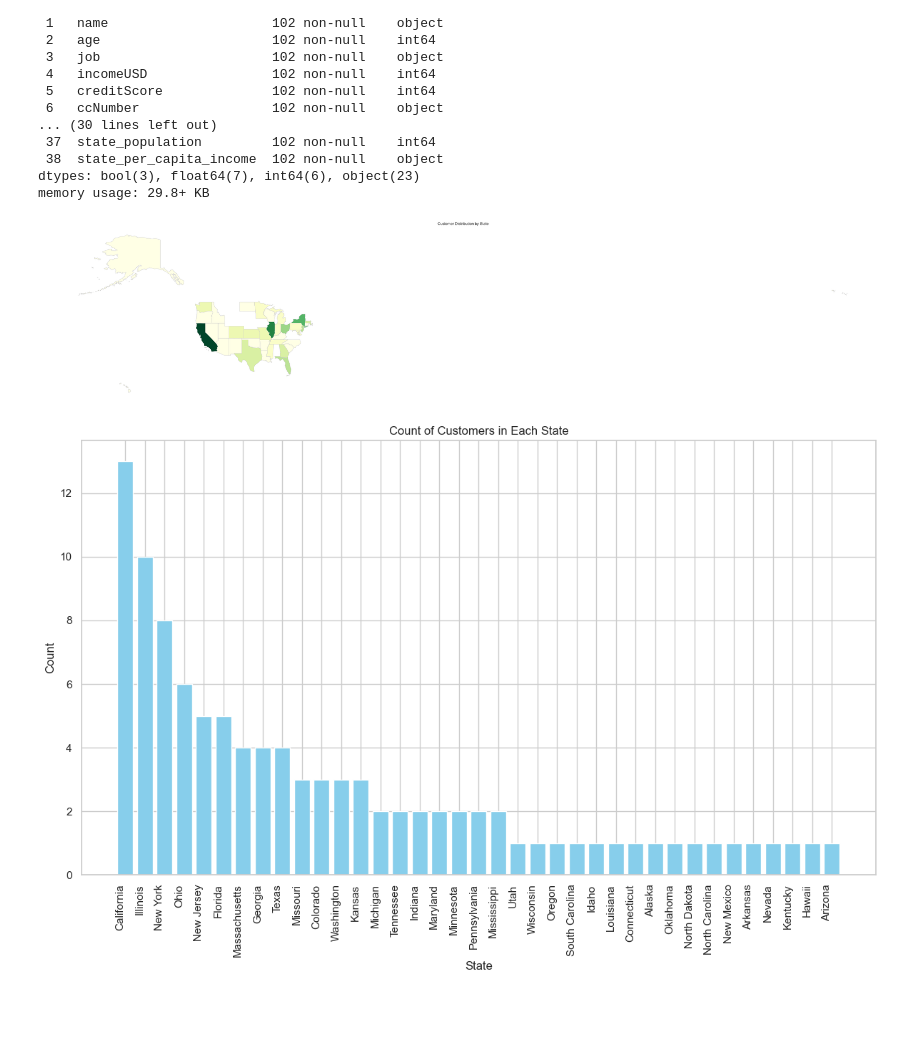
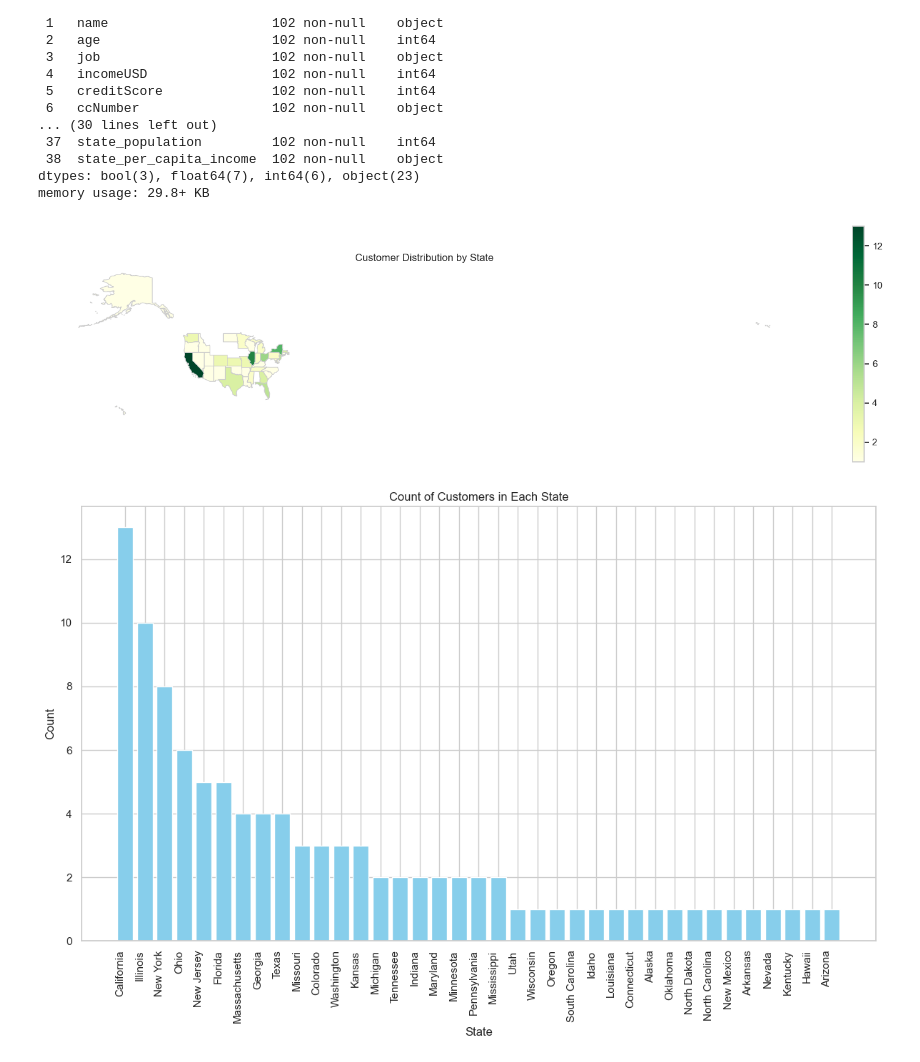
Before and after one commit to jsmither10/client_data_analysis, a Jupyter notebook: data_vizualization.ipynb, the cells around one changed output. Saved outputs shown, nothing was run; the diff lists cells and outputs as text; code cells hidden in the pictures; blank space fills up the shorter version.

```diff
--- a/data_vizualization.ipynb
+++ b/data_vizualization.ipynb
@@ -115,28 +103,28 @@ memory usage: 29.8+ KB
 # %%
 # Replace 'path_to_shapefile' with the actual path to your shapefile or GeoJSON file
 us_states = gpd.read_file('data_file/cb_2016_us_state_20m/cb_2016_us_state_20m.shp')
 
 # Group the data by state and count the number of customers in each state
 state_counts = filtered_df['address.state'].value_counts()
 
 # Fill NaN values (states without customers) with 0
-state_counts_df['count'].fillna(0, inplace=True)
+#state_counts_df['count'].fillna(0, inplace=True)
 
 # Merge the state_counts_df with the shapefile based on the "state" column
-merged_data = us_states.merge(state_counts_df, left_on='NAME', right_on='address.state', how='left')
+merged_data = us_states.merge(state_counts, left_on='NAME', right_on='address.state', how='left')
 
 # Create the choropleth map with a larger size
-plt.figure(figsize=(450, 10))  # Increase figure size for a larger map
+plt.figure(figsize=(20, 5))  # Increase figure size for a larger map
 ax = plt.gca()
-merged_data.plot(column='count', cmap='YlGn', linewidth=0.8, edgecolor='0.8', ax=ax)
+merged_data.plot(column='count', cmap='YlGn', linewidth=0.8, edgecolor='0.8', legend=True, ax=ax)
 
 # Remove axis marker on the right side
 ax.set_axis_off()
 
 plt.title("Customer Distribution by State")
 plt.show()
 # %% [output]
-[figure, old version]
+[figure, new version]
 # %%
 # Sort the state_counts_df based on the count in descending order
 state_counts_sorted = state_counts_df.sort_values(by='count', ascending=False)
```
Also changed, not shown: parts of 12 cells of this notebook.
